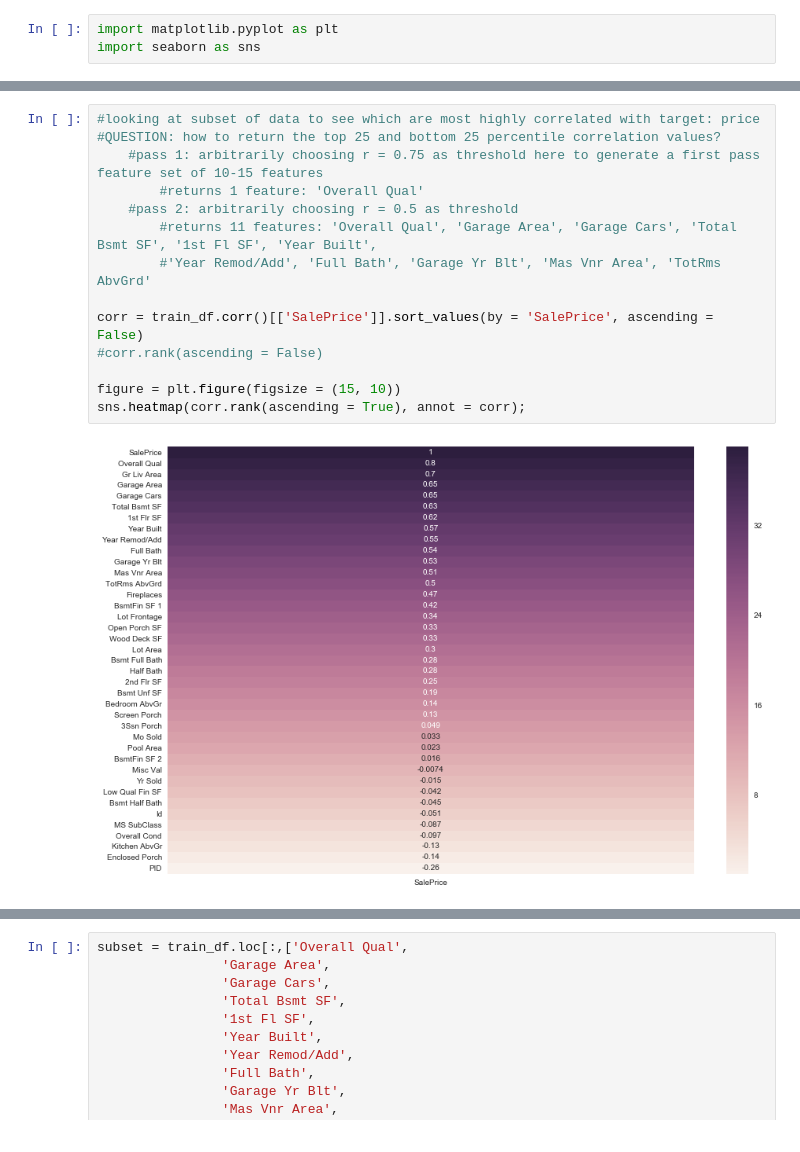
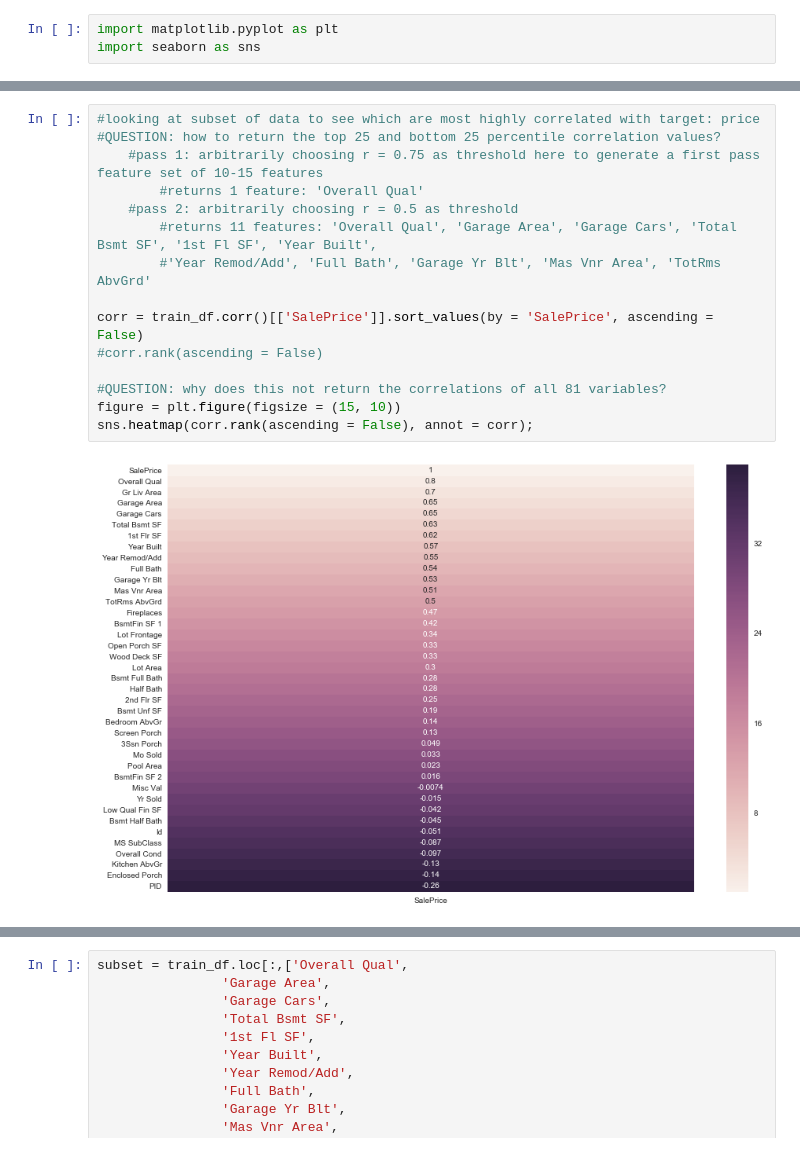
Before and after one commit to helencai62/Ames_housing_project, a Jupyter notebook: Project-2 workbook.ipynb, the cells around one changed output, grey strips where cells are left out. Cells and saved outputs as stored; diff of their text form.

```diff
--- a/Project-2 workbook.ipynb
+++ b/Project-2 workbook.ipynb
@@ -42,16 +52,17 @@ import seaborn as sns
 # %%
 #looking at subset of data to see which are most highly correlated with target: price
 #QUESTION: how to return the top 25 and bottom 25 percentile correlation values?
     #pass 1: arbitrarily choosing r = 0.75 as threshold here to generate a first pass feature set of 10-15 features
         #returns 1 feature: 'Overall Qual'
     #pass 2: arbitrarily choosing r = 0.5 as threshold
         #returns 11 features: 'Overall Qual', 'Garage Area', 'Garage Cars', 'Total Bsmt SF', '1st Fl SF', 'Year Built',
         #'Year Remod/Add', 'Full Bath', 'Garage Yr Blt', 'Mas Vnr Area', 'TotRms AbvGrd'
 
 corr = train_df.corr()[['SalePrice']].sort_values(by = 'SalePrice', ascending = False)
 #corr.rank(ascending = False)
 
+#QUESTION: why does this not return the correlations of all 81 variables?
 figure = plt.figure(figsize = (15, 10))
-sns.heatmap(corr.rank(ascending = True), annot = corr);
+sns.heatmap(corr.rank(ascending = False), annot = corr);
 # %% [output]
-[figure, old version]
+[figure, new version]
```
Also changed, not shown: parts of 2 cells of this notebook, 1 other file.
